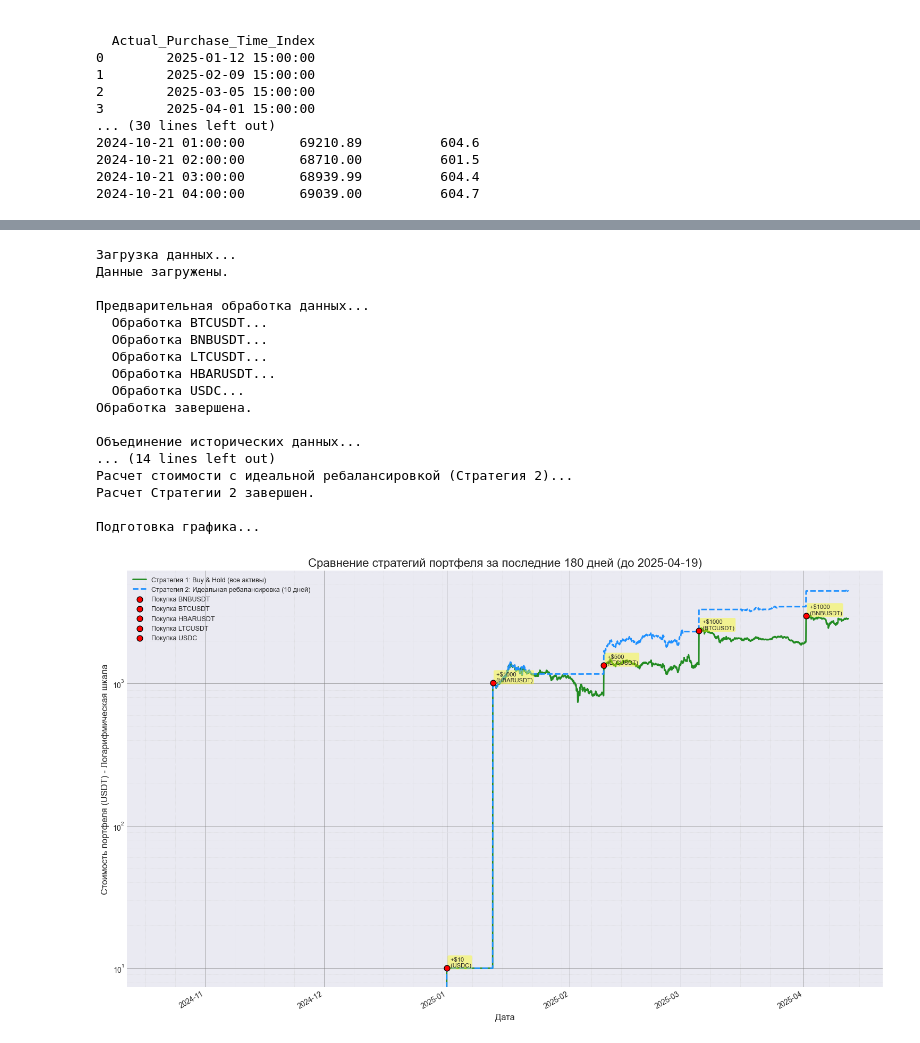
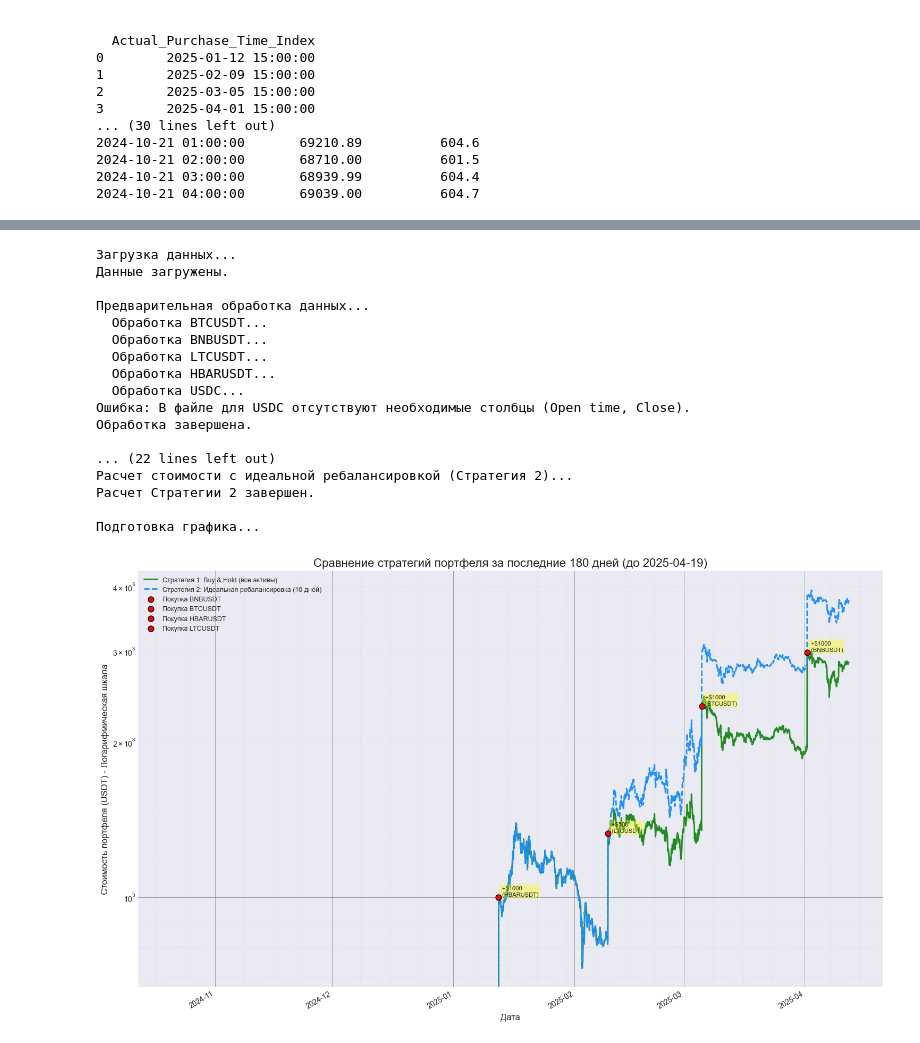
Before and after one commit to igorastashov/portfolios-optimization, a Jupyter notebook: notebooks/portfolio_visualize_perfect_trading.ipynb, the cells around one changed output, grey strips where cells are left out. Cells and saved outputs as stored; diff of their text form; code cells hidden in the pictures.

```diff
--- a/notebooks/portfolio_visualize_perfect_trading.ipynb
+++ b/notebooks/portfolio_visualize_perfect_trading.ipynb
@@ -291,7 +291,7 @@ try:
     ltc_data = pd.read_csv('D:\\__projects__\\diploma\\portfolios-optimization\\data\\LTCUSDT_hourly_data.csv')
     hbar_data = pd.read_csv('D:\\__projects__\\diploma\\portfolios-optimization\\data\\HBARUSDT_hourly_data.csv')
     # *** Загружаем данные для USDC ***
-    usdc_data = pd.read_csv('D:\\__projects__\\diploma\\portfolios-optimization\\data\\USDCUSDT_hourly_data.csv')
+    # usdc_data = pd.read_csv('D:\\__projects__\\diploma\\portfolios-optimization\\data\\USDCUSDT_hourly_data.csv')
 except FileNotFoundError as e:
     print(f"Ошибка: Файл не найден. Проверьте путь: {e}")
     exit()
@@ -598,7 +602,7 @@ try:
     # ltc_data = pd.read_csv('D:\\__projects__\\diploma\\portfolios-optimization\\data\\LTCUSDT_hourly_data.csv')
     # hbar_data = pd.read_csv('D:\\__projects__\\diploma\\portfolios-optimization\\data\\HBARUSDT_hourly_data.csv')
     # # *** Загружаем данные для USDC ***
-    usdc_data = pd.read_csv('D:\\__projects__\\diploma\\portfolios-optimization\\data\\USDCUSDT_hourly_data.csv')
+    # usdc_data = pd.read_csv('D:\\__projects__\\diploma\\portfolios-optimization\\data\\USDCUSDT_hourly_data.csv')
 except FileNotFoundError as e:
     print(f"Ошибка: Файл не найден. Проверьте путь: {e}")
     exit()
@@ -963,7 +969,7 @@ try:
     # Укажите ПРАВИЛЬНЫЕ пути к вашим файлам CSV
     # !!! Замените 'D:\\path\\to\\your\\data' на реальные пути !!!
     hbar_data = pd.read_csv('D:\\__projects__\\diploma\\portfolios-optimization\\data\\HBARUSDT_hourly_data.csv')
-    usdc_data = pd.read_csv('D:\\__projects__\\diploma\\portfolios-optimization\\data\\USDCUSDT_hourly_data.csv')
+    # usdc_data = pd.read_csv('D:\\__projects__\\diploma\\portfolios-optimization\\data\\USDCUSDT_hourly_data.csv')
 except FileNotFoundError as e:
     print(f"Ошибка: Файл не найден. Проверьте путь: {e}")
     exit()
@@ -1507,7 +1518,7 @@ try:
     ltc_data = pd.read_csv('D:\\__projects__\\diploma\\portfolios-optimization\\data\\LTCUSDT_hourly_data.csv')
     # --- СТАРЫЕ АКТИВЫ ---
     hbar_data = pd.read_csv('D:\\__projects__\\diploma\\portfolios-optimization\\data\\HBARUSDT_hourly_data.csv')
-    usdc_data = pd.read_csv('D:\\__projects__\\diploma\\portfolios-optimization\\data\\USDCUSDT_hourly_data.csv')
+    # usdc_data = pd.read_csv('D:\\__projects__\\diploma\\portfolios-optimization\\data\\USDCUSDT_hourly_data.csv')
     print("Данные загружены.")
 except FileNotFoundError as e:
     print(f"Ошибка: Файл не найден. Проверьте путь: {e}")
@@ -1959,36 +1970,36 @@ rebalance_points = rebalance_points[rebalance_points['Held_Asset_Perfect'] != ''
 if not rebalance_points.empty:
       # Добавим предыдущий актив для наглядности
       rebalance_points['Previous_Asset'] = rebalance_points['Held_Asset_Perfect'].shift()
       # Найдем время предыдущего изменения для расчета длительности удержания
       rebalance_points['Previous_Time'] = rebalance_points.index.to_series().shift()
       rebalance_points['Hold_Duration'] = rebalance_points.index - rebalance_points['Previous_Time']
       # Убираем NaN для первой строки
       rebalance_points.fillna({'Previous_Asset': 'Начало', 'Hold_Duration': pd.Timedelta(0)}, inplace=True)
 
       print(rebalance_points[['Previous_Asset', 'Held_Asset_Perfect', 'Total_Value_Perfect', 'Hold_Duration']].round({'Total_Value_Perfect': 2}))
 else:
       print("Смен активов не зафиксировано (возможно, всегда держали один актив или период слишком короткий).")
 
 print("\n--- Анализ завершен ---")
 # %% [output]
 Загрузка данных...
 Данные загружены.
 
 Предварительная обработка данных...
   Обработка BTCUSDT...
   Обработка BNBUSDT...
   Обработка LTCUSDT...
   Обработка HBARUSDT...
   Обработка USDC...
+Ошибка: В файле для USDC отсутствуют необходимые столбцы (Open time, Close).
 Обработка завершена.
 
-Объединение исторических данных...
-... (14 lines left out)
+... (22 lines left out)
 Расчет стоимости с идеальной ребалансировкой (Стратегия 2)...
 Расчет Стратегии 2 завершен.
 
 Подготовка графика...
-[figure, old version]
+[figure, new version]
 --- Результаты ---
 
 Данные портфеля с найденными ценами и временем покупки:
```
Also changed, not shown: parts of 14 cells of this notebook.
